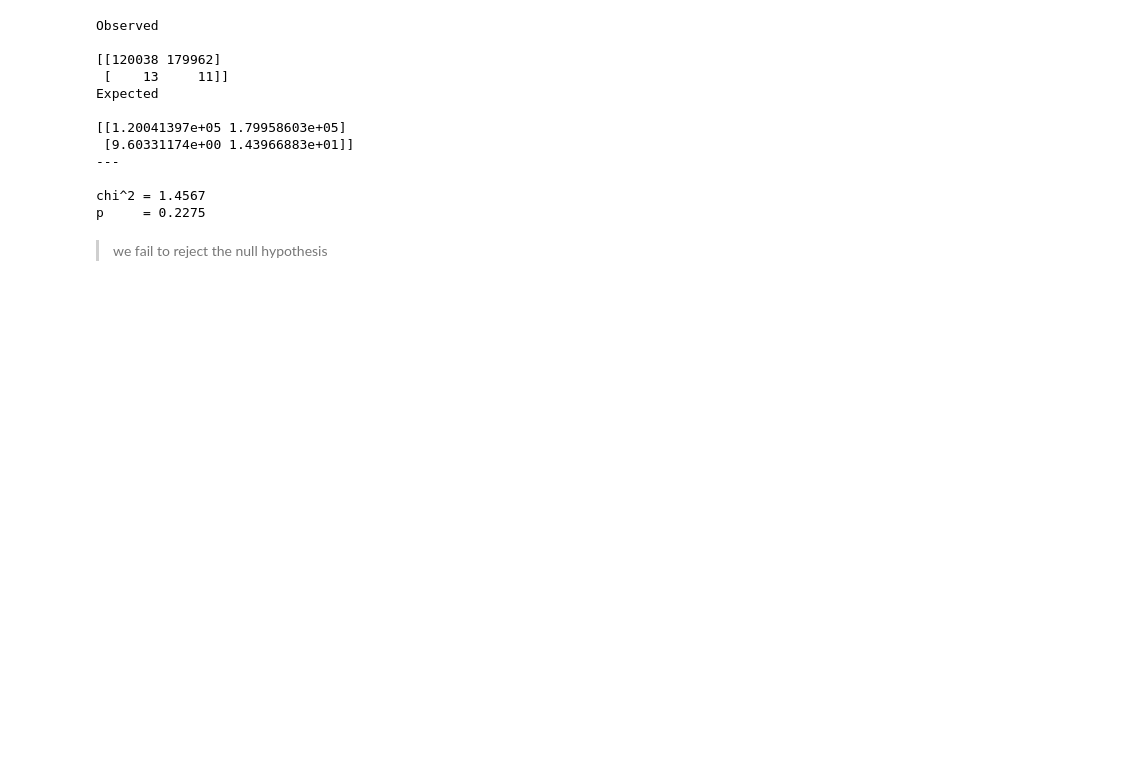
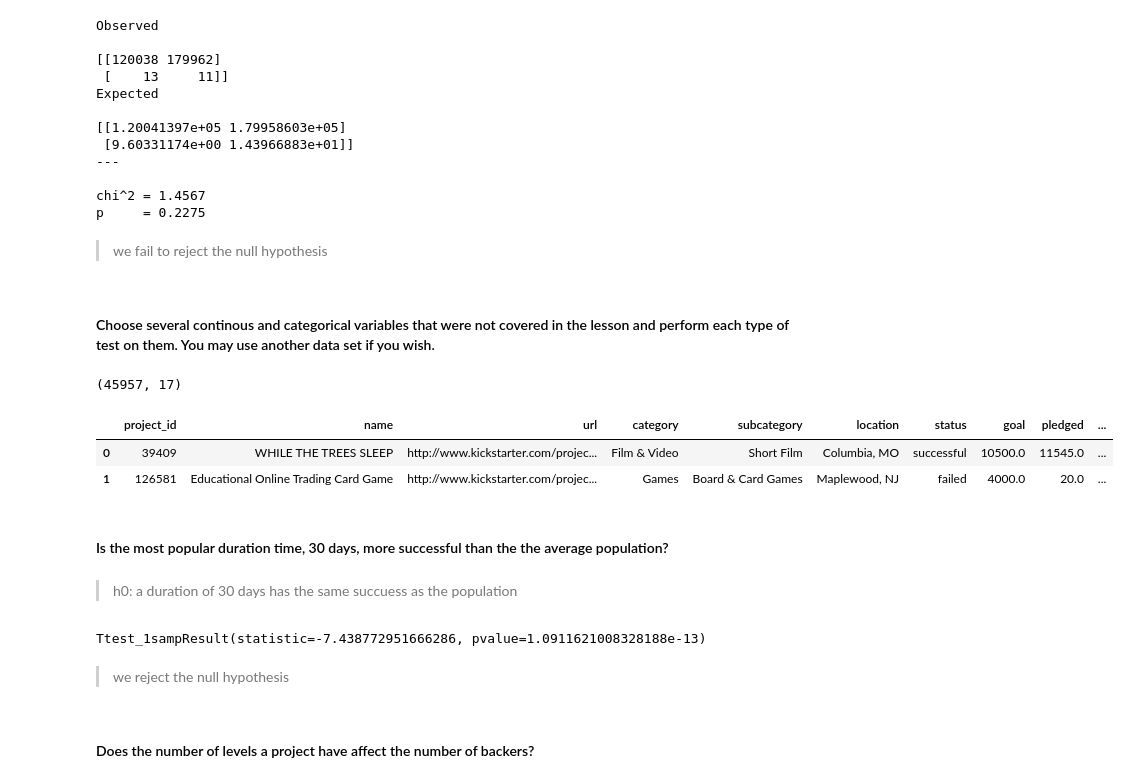
Before and after one commit to misty-garcia/statistics-exercises, a Jupyter notebook: hypothesis_testing.ipynb, the cells around one changed output. Saved outputs shown, nothing was run; the diff lists cells and outputs as text; code cells hidden in the pictures; blank space fills up the shorter version.

```diff
--- a/hypothesis_testing.ipynb
+++ b/hypothesis_testing.ipynb
@@ -579,3 +580,31 @@ chi^2 = 1.4567
 p     = 0.2275
 # %% [markdown]
 >we fail to reject the null hypothesis
+# %% [markdown]
+#### Choose several continous and categorical variables that were not covered in the lesson and perform each type of test on them. You may use another data set if you wish.
+# %%
+kick = pd.read_csv("kickstarter.csv")
+kick.shape
+# %% [output]
+(45957, 17)
+# %%
+kick.rename(columns = {"project id":"project_id","funded percentage":"funded_percent","funded date":"funded_date","reward levels":"rewards_levels"}, inplace=True)
+kick.head(2)
+# %% [output]
+|  | project_id | name | url | category | subcategory | location | status | goal | pledged | ... |
+| 0 | 39409 | WHILE THE TREES SLEEP | http://www.kickstarter.com/projec... | Film & Video | Short Film | Columbia, MO | successful | 10500.0 | 11545.0 | ... |
+| 1 | 126581 | Educational Online Trading Card Game | http://www.kickstarter.com/projec... | Games | Board & Card Games | Maplewood, NJ | failed | 4000.0 | 20.0 | ... |
+# %% [markdown]
+#### Is the most popular duration time, 30 days, more successful than the the average population?
+# %% [markdown]
+>h0: a duration of 30 days has the same succuess as the population
+# %%
+kick_30_funded = kick [kick.duration == 30].funded_percent
+kick_all_funded = kick.funded_percent.mean()
+stats.ttest_1samp(kick_30_funded,kick_all_funded)
+# %% [output]
+Ttest_1sampResult(statistic=-7.438772951666286, pvalue=1.0911621008328188e-13)
+# %% [markdown]
+> we reject the null hypothesis
+# %% [markdown]
+#### Does the number of levels a project have affect the number of backers?
```
Also changed, not shown: parts of 30 cells of this notebook, 2 other files.
